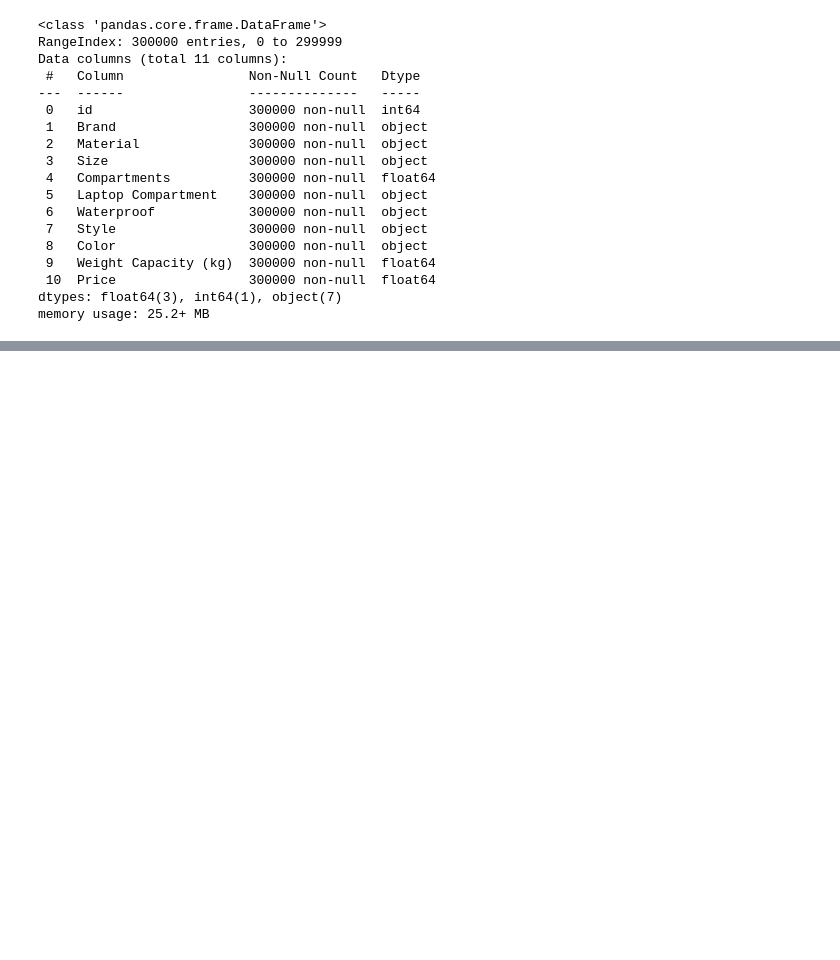
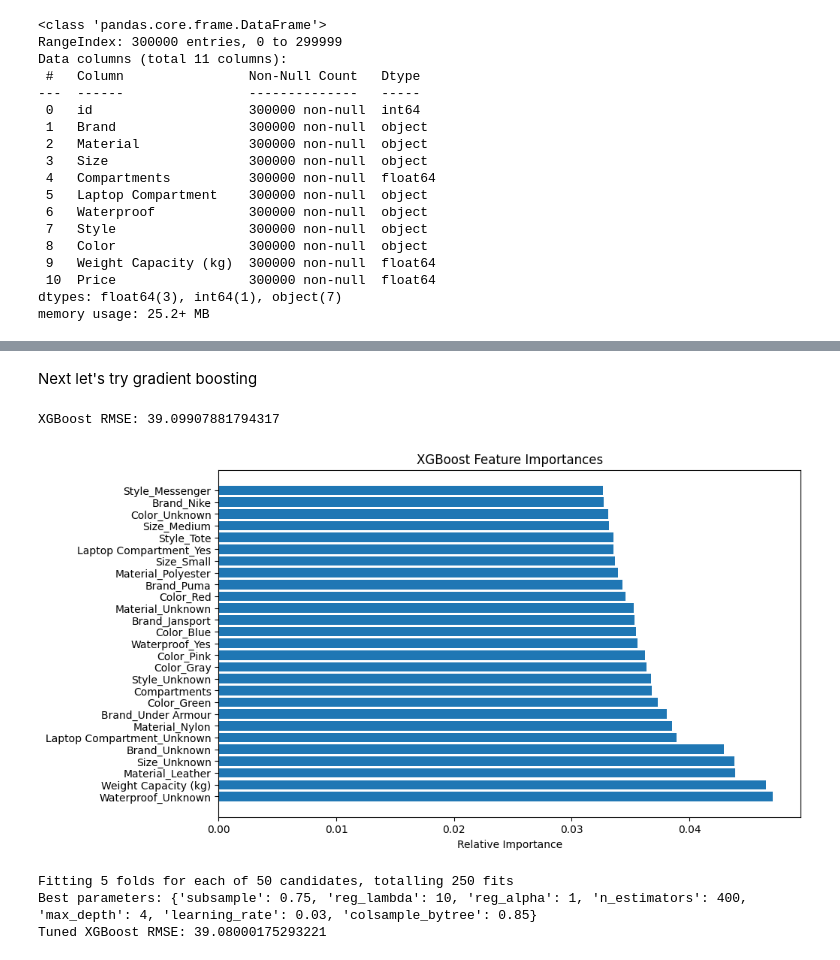
Before and after one commit to hughese4/Backpack-Prediction-Challenge, a Jupyter notebook: Backpack.ipynb, the cells around one changed output, grey strips where cells are left out. Cells and saved outputs as stored; diff of their text form; code cells hidden in the pictures; blank space fills up the shorter version.

```diff
--- a/Backpack.ipynb
+++ b/Backpack.ipynb
@@ -144,0 +242,80 @@ memory usage: 25.2+ MB
+# %% [markdown]
+Next let's try gradient boosting
+# %%
+import xgboost as xgb
+
+xgb_model = xgb.XGBRegressor(
+    n_estimators=200,
+    learning_rate=0.05,
+    max_depth=6,
+    subsample=0.8,
+    colsample_bytree=0.8,
+    random_state=7
+)
+
+xgb_model.fit(X_train, y_train)
+
+y_pred_xgb = xgb_model.predict(X_val)
+# %%
+rmse_xgb = root_mean_squared_error(y_val, y_pred_xgb)
+print(f"XGBoost RMSE: {rmse_xgb}")
+# %% [output]
+XGBoost RMSE: 39.09907881794317
+# %%
+import matplotlib.pyplot as plt
+
+xgb_importances = xgb_model.feature_importances_
+indices = np.argsort(xgb_importances)[::-1]
+
+plt.figure(figsize=(10, 6))
+plt.title("XGBoost Feature Importances")
+plt.barh(range(X_train.shape[1]), xgb_importances[indices], align="center")
+plt.yticks(range(X_train.shape[1]), [X_train.columns[i] for i in indices])
+plt.xlabel("Relative Importance")
+plt.show()
+# %% [output]
+[figure, added]
+# %%
+# I will try to optimize the XGBoost model, starting with RandomizedSearchCV
+from sklearn.model_selection import RandomizedSearchCV
+
+param_grid = {
+    'n_estimators': [200, 400, 600, 800],
+    'max_depth': [4, 6, 8, 10, 12],
+    'learning_rate': [0.005, 0.01, 0.03, 0.05, 0.1],
+    'subsample': [0.6, 0.75, 0.85, 1.0],
+    'colsample_bytree': [0.6, 0.75, 0.85, 1.0],
+    'reg_lambda': [0.1, 1, 10, 50, 100],
+    'reg_alpha': [0, 0.1, 1, 10, 50]
+}
+
+xgb_model2 = xgb.XGBRegressor(random_state=7)
+
+# randomized search
+random_search = RandomizedSearchCV(
+    estimator=xgb_model2,
+    param_distributions=param_grid,
+    n_iter=50,
+    scoring='neg_root_mean_squared_error',
+    cv=5,
+    verbose=2,
+    n_jobs=4 # could amp it up a notch if needed
+)
+
+random_search.fit(X_train, y_train)
+
+best_params = random_search.best_params_
+print(f"Best parameters: {best_params}")
+
+# train new model
+xgb_best = xgb.XGBRegressor(**best_params, random_state=7)
+xgb_best.fit(X_train, y_train)
+
+# predict and evaluate
+y_pred_xgb_best = xgb_best.predict(X_val)
+rmse_xgb_best = root_mean_squared_error(y_val, y_pred_xgb_best)
+print(f"Tuned XGBoost RMSE: {rmse_xgb_best}")
+# %% [output]
+Fitting 5 folds for each of 50 candidates, totalling 250 fits
+Best parameters: {'subsample': 0.75, 'reg_lambda': 10, 'reg_alpha': 1, 'n_estimators': 400, 'max_depth': 4, 'learning_rate': 0.03, 'colsample_bytree': 0.85}
+Tuned XGBoost RMSE: 39.08000175293221
```
Also changed, not shown: parts of 14 cells of this notebook.
